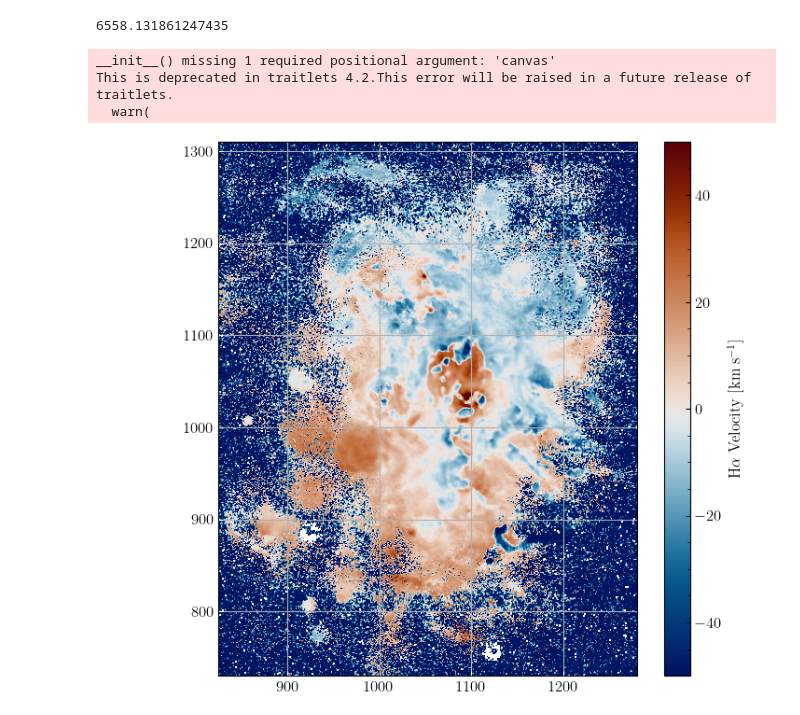
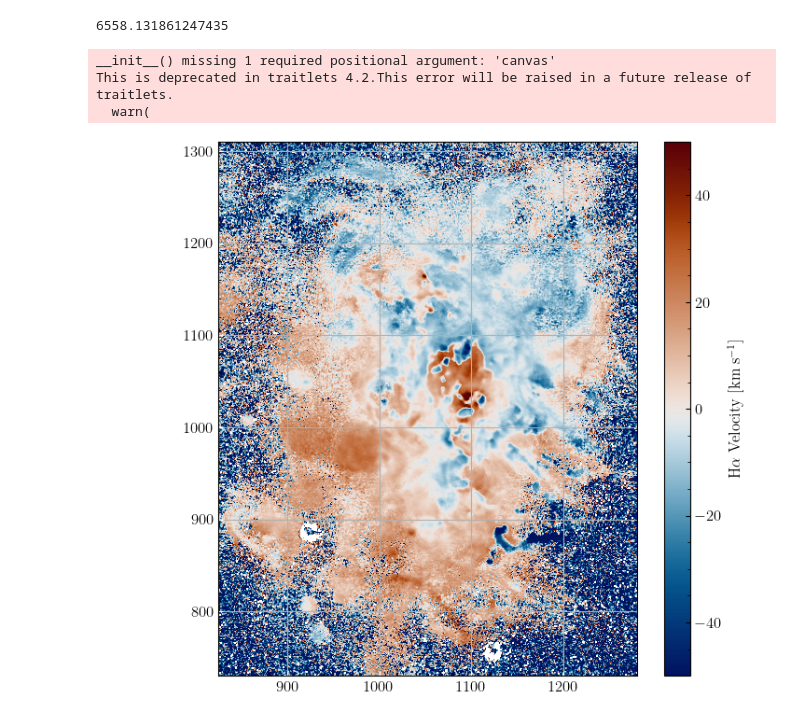
Before and after one commit to astronoray/NGC604_SN4, a Jupyter notebook: Python_N604_SN4/notebooks/IntegratedSN4.ipynb, the cells around one changed output. Drawn from its saved outputs; the diff is of its cells as text; code cells hidden in the pictures.

```diff
--- a/Python_N604_SN4/notebooks/IntegratedSN4.ipynb
+++ b/Python_N604_SN4/notebooks/IntegratedSN4.ipynb
@@ -314,27 +314,27 @@ DELTA BIC 2 to 3= 74.93615345610306
 # %%
 from cmcrameri import cm
 from astropy.visualization import ImageNormalize, ManualInterval, LogStretch
 
 fig = plt.figure(figsize=(7,6), constrained_layout=True)
 ax = fig.subplot_mosaic(
     """
     a
     """)
 
-_map = orb.utils.io.read_fits('./NGC604_SN4/MAPS/NGC604_SN4.LineMaps.map.6563.1x1.velocity.fits') - fit1['velocity'][0]
+_map = orb.utils.io.read_fits('../../Python_N604/NGC604_SN4/MAPS_OneComponent/NGC604_SN4.LineMaps.map.6563.1x1.velocity.fits') - fit1['velocity'][0]
 # norm = ImageNormalize(_map.T, interval=ManualInterval(vmin=1e-17, vmax=1e-14), stretch=LogStretch())
 t = ax['a'].imshow(_map.T, origin='lower', vmin=-50, vmax=50, cmap=cm.vik)
 cbar = plt.colorbar(t, ax=ax['a'])
 cbar.set_label(r'H$\alpha$ Velocity [km s$^{-1}$]')
 # ax['a'].contour(halpha.T, levels=np.logspace(-16.7,-14,6), colors='k', linestyles='solid', linewidths=1)
 
 ax['a'].set_xlim(825,1280)
 ax['a'].set_ylim(730,1310)
 
 ax['a'].tick_params(direction='in', color='white')
 ax['a'].grid()
 # %% [output]
 __init__() missing 1 required positional argument: 'canvas'
 This is deprecated in traitlets 4.2.This error will be raised in a future release of traitlets.
   warn(
-[figure, old version]
+[figure, new version]
```
Also changed, not shown: parts of 2 cells of this notebook, 6 other files.
